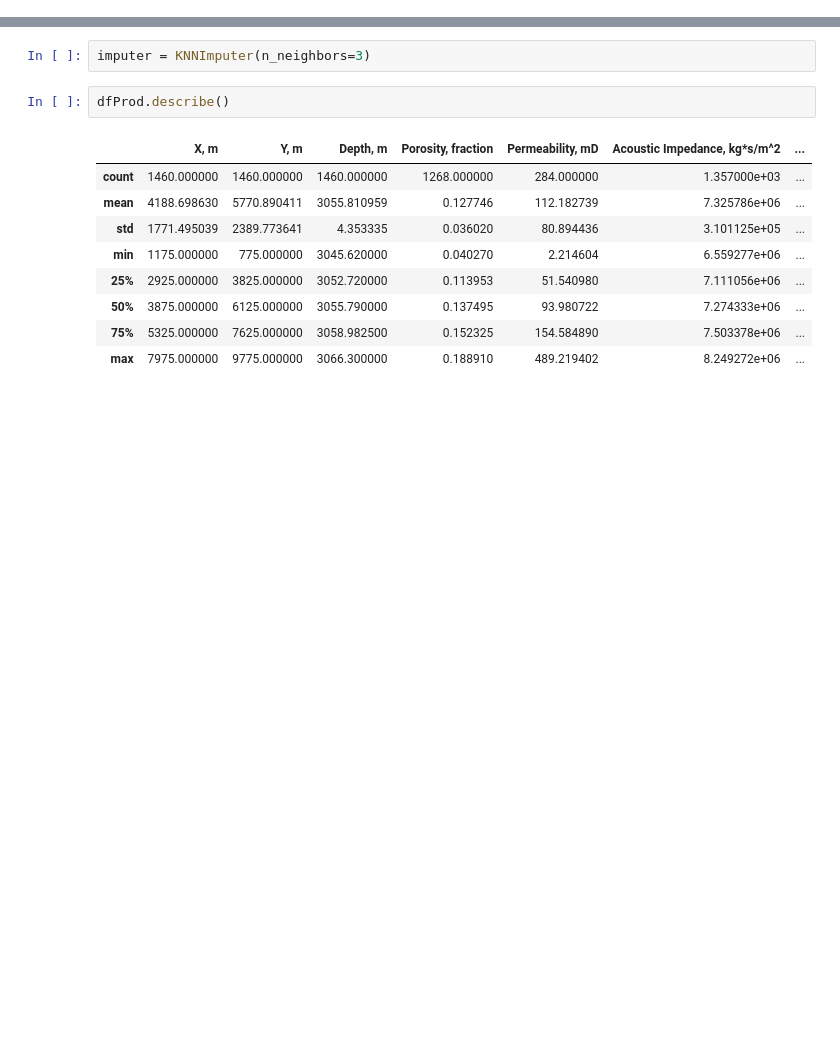
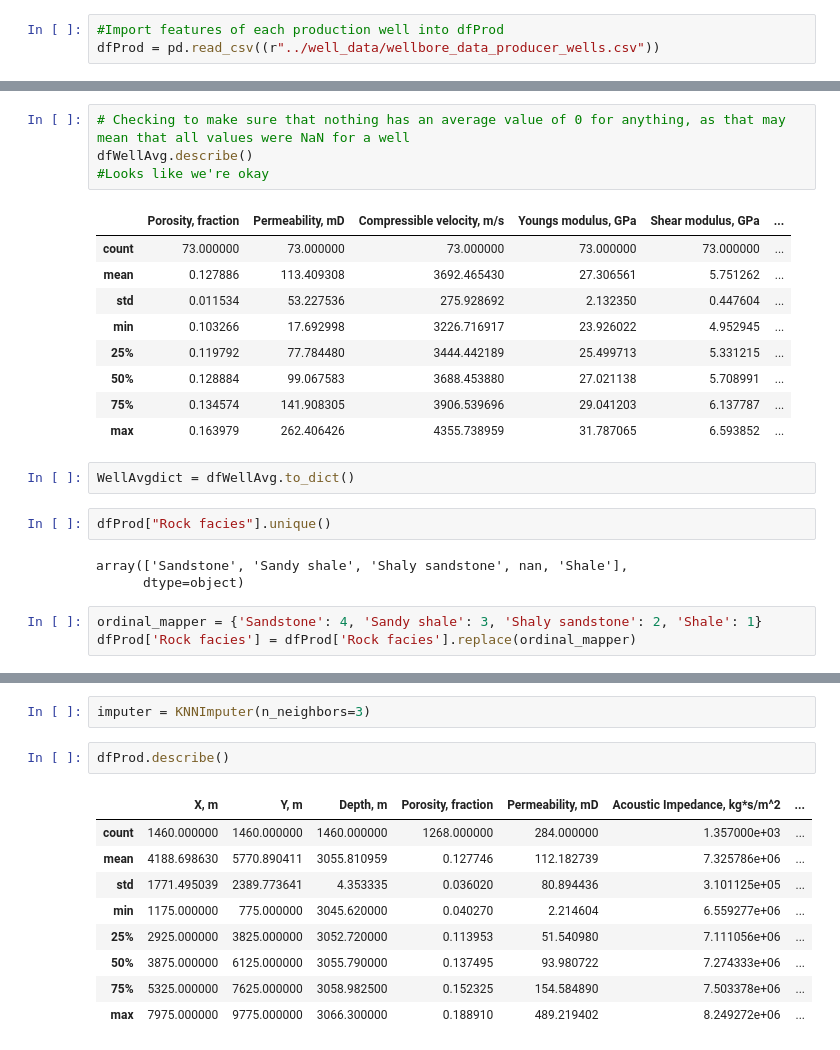
Before and after one commit to fraclad/MOAR-Drilling, a Jupyter notebook: notebooks/Irvin_EDA.ipynb, the cells around one changed output, grey strips where cells are left out. Cells and saved outputs as stored; diff of their text form; blank space fills up the shorter version.

```diff
--- a/notebooks/Irvin_EDA.ipynb
+++ b/notebooks/Irvin_EDA.ipynb
@@ -52,0 +17,3 @@ dfProd.head()
+# %%
+#Import features of each production well into dfProd
+dfProd = pd.read_csv((r"../well_data/wellbore_data_producer_wells.csv"))
@@ -52,0 +56,24 @@ dfProd.head()
+# %%
+# Checking to make sure that nothing has an average value of 0 for anything, as that may mean that all values were NaN for a well
+dfWellAvg.describe()
+#Looks like we're okay
+# %% [output]
+|  | Porosity, fraction | Permeability, mD | Compressible velocity, m/s | Youngs modulus, GPa | Shear modulus, GPa | ... |
+| count | 73.000000 | 73.000000 | 73.000000 | 73.000000 | 73.000000 | ... |
+| mean | 0.127886 | 113.409308 | 3692.465430 | 27.306561 | 5.751262 | ... |
+| std | 0.011534 | 53.227536 | 275.928692 | 2.132350 | 0.447604 | ... |
+| min | 0.103266 | 17.692998 | 3226.716917 | 23.926022 | 4.952945 | ... |
+| 25% | 0.119792 | 77.784480 | 3444.442189 | 25.499713 | 5.331215 | ... |
+| 50% | 0.128884 | 99.067583 | 3688.453880 | 27.021138 | 5.708991 | ... |
+| 75% | 0.134574 | 141.908305 | 3906.539696 | 29.041203 | 6.137787 | ... |
+| max | 0.163979 | 262.406426 | 4355.738959 | 31.787065 | 6.593852 | ... |
+# %%
+WellAvgdict = dfWellAvg.to_dict()
+# %%
+dfProd["Rock facies"].unique()
+# %% [output]
+array(['Sandstone', 'Sandy shale', 'Shaly sandstone', nan, 'Shale'],
+      dtype=object)
+# %%
+ordinal_mapper = {'Sandstone': 4, 'Sandy shale': 3, 'Shaly sandstone': 2, 'Shale': 1}
+dfProd['Rock facies'] = dfProd['Rock facies'].replace(ordinal_mapper)
```
Also changed, not shown: parts of 19 cells of this notebook.
